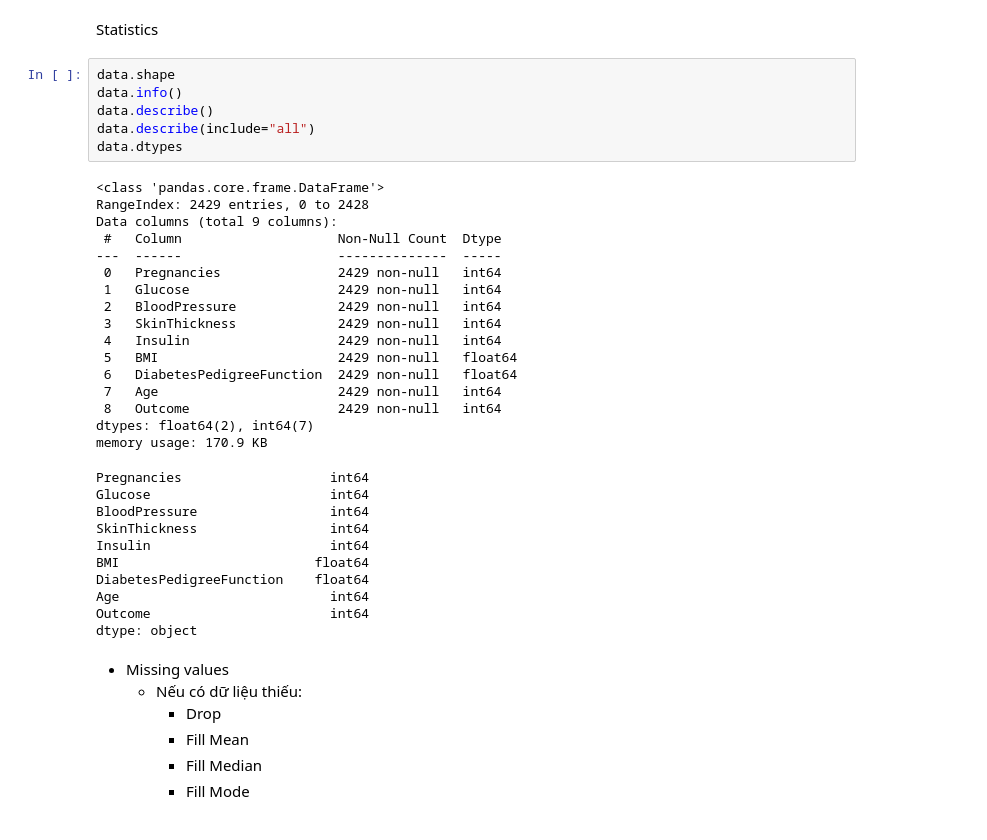
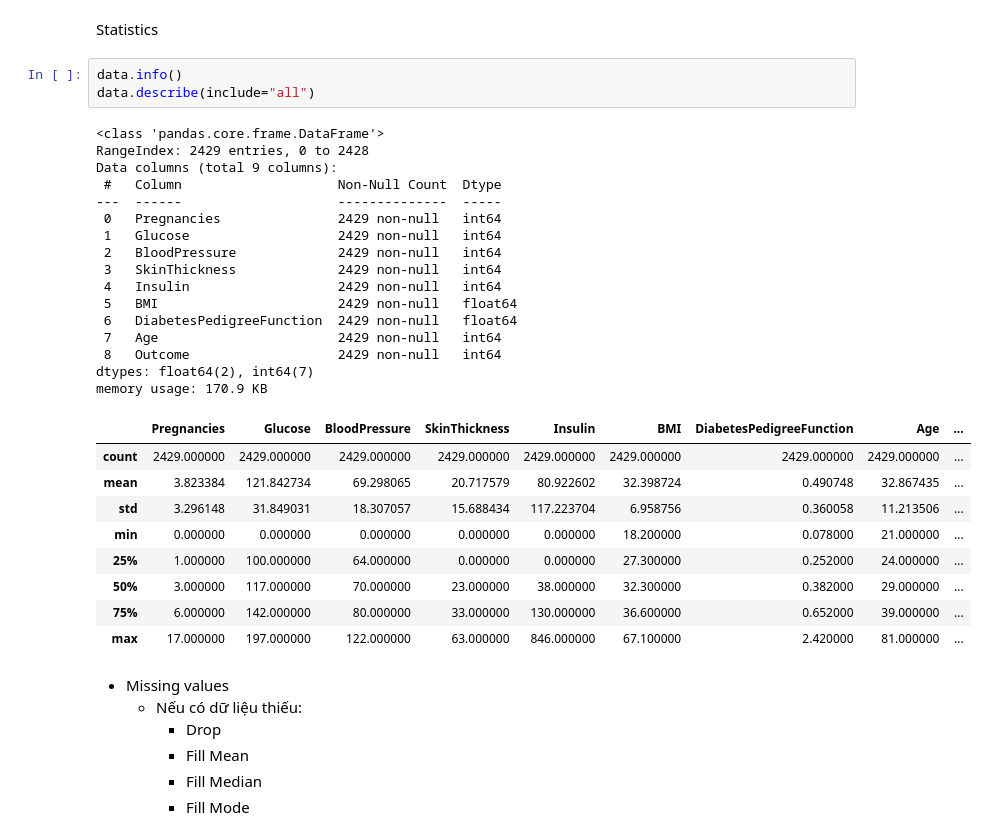
Before and after one commit to levantuanem/ML-Lab, a Jupyter notebook: notebooks/EDA.ipynb, the cells around one changed output. Saved outputs shown, nothing was run; the diff lists cells and outputs as text.

```diff
--- a/notebooks/EDA.ipynb
+++ b/notebooks/EDA.ipynb
@@ -43,38 +43,34 @@ data.tail()
 # %% [markdown]
 Statistics
 # %%
-data.shape
 data.info()
-data.describe()
 data.describe(include="all")
-data.dtypes
 # %% [output]
 <class 'pandas.core.frame.DataFrame'>
 RangeIndex: 2429 entries, 0 to 2428
 Data columns (total 9 columns):
  #   Column                    Non-Null Count  Dtype
 ---  ------                    --------------  -----
  0   Pregnancies               2429 non-null   int64
  1   Glucose                   2429 non-null   int64
  2   BloodPressure             2429 non-null   int64
  3   SkinThickness             2429 non-null   int64
  4   Insulin                   2429 non-null   int64
  5   BMI                       2429 non-null   float64
  6   DiabetesPedigreeFunction  2429 non-null   float64
  7   Age                       2429 non-null   int64
  8   Outcome                   2429 non-null   int64
 dtypes: float64(2), int64(7)
 memory usage: 170.9 KB
-Pregnancies                   int64
-Glucose                       int64
-BloodPressure                 int64
-SkinThickness                 int64
-Insulin                       int64
-BMI                         float64
-DiabetesPedigreeFunction    float64
-Age                           int64
-Outcome                       int64
-dtype: object
+|  | Pregnancies | Glucose | BloodPressure | SkinThickness | Insulin | BMI | DiabetesPedigreeFunction | Age | ... |
+| count | 2429.000000 | 2429.000000 | 2429.000000 | 2429.000000 | 2429.000000 | 2429.000000 | 2429.000000 | 2429.000000 | ... |
+| mean | 3.823384 | 121.842734 | 69.298065 | 20.717579 | 80.922602 | 32.398724 | 0.490748 | 32.867435 | ... |
+| std | 3.296148 | 31.849031 | 18.307057 | 15.688434 | 117.223704 | 6.958756 | 0.360058 | 11.213506 | ... |
+| min | 0.000000 | 0.000000 | 0.000000 | 0.000000 | 0.000000 | 18.200000 | 0.078000 | 21.000000 | ... |
+| 25% | 1.000000 | 100.000000 | 64.000000 | 0.000000 | 0.000000 | 27.300000 | 0.252000 | 24.000000 | ... |
+| 50% | 3.000000 | 117.000000 | 70.000000 | 23.000000 | 38.000000 | 32.300000 | 0.382000 | 29.000000 | ... |
+| 75% | 6.000000 | 142.000000 | 80.000000 | 33.000000 | 130.000000 | 36.600000 | 0.652000 | 39.000000 | ... |
+| max | 17.000000 | 197.000000 | 122.000000 | 63.000000 | 846.000000 | 67.100000 | 2.420000 | 81.000000 | ... |
 # %% [markdown]
 + Missing values
     + Nếu có dữ liệu thiếu:
```
Also changed, not shown: parts of 6 cells of this notebook.
